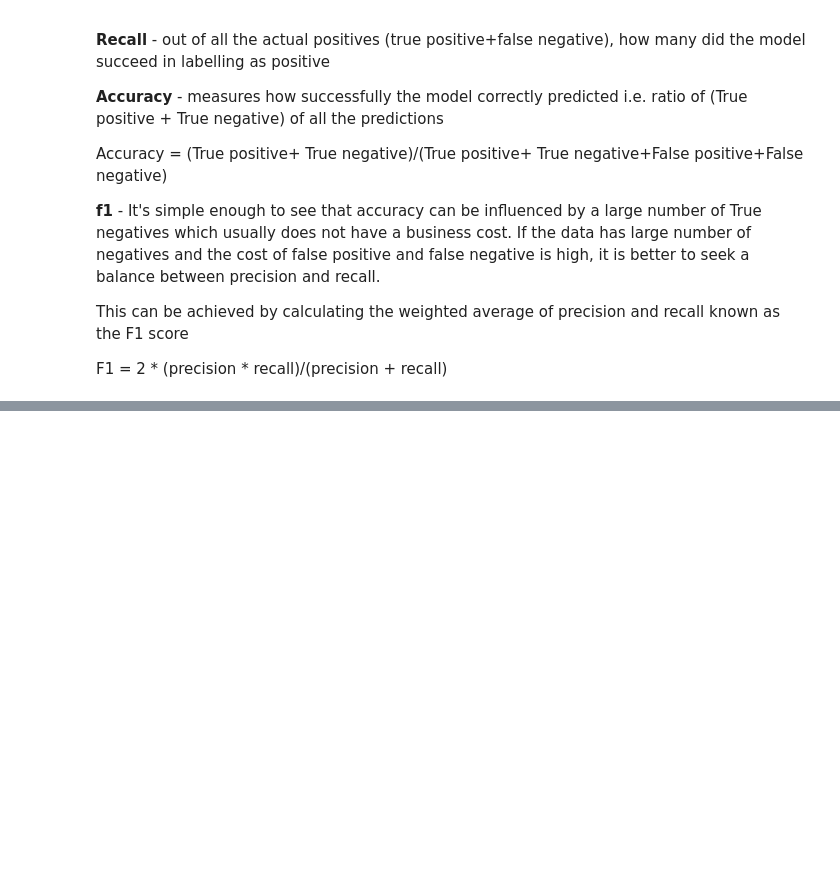
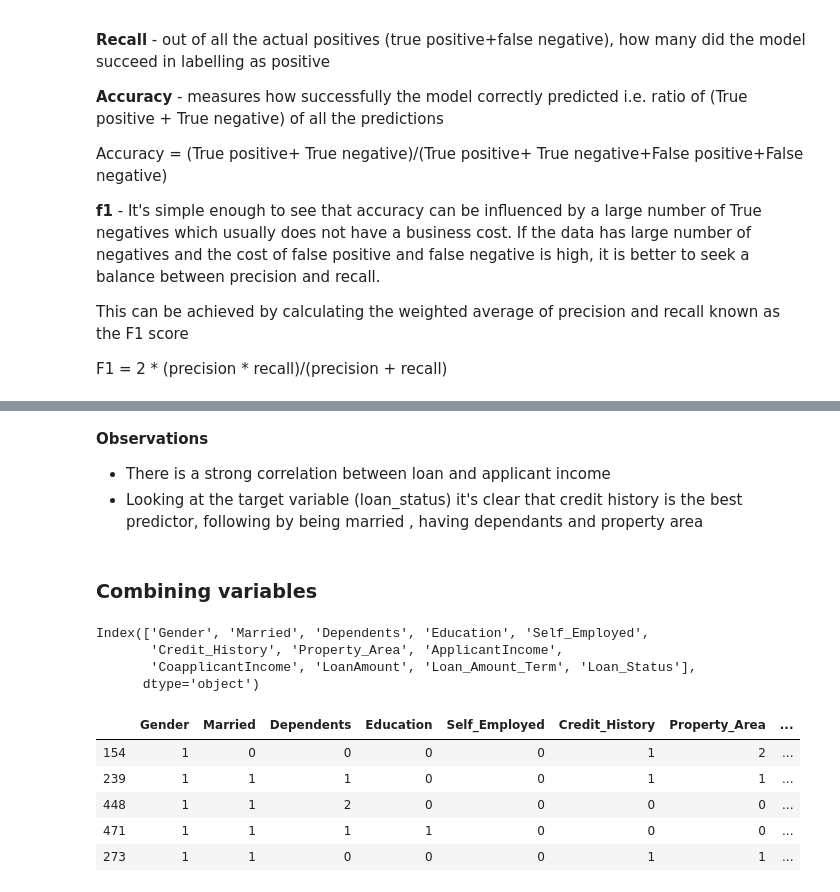
Before and after one commit to iasad1/loan-prediction-classification-problem, a Jupyter notebook: loan-prediction-classification.ipynb, the cells around one changed output, grey strips where cells are left out. Cells and saved outputs as stored; diff of their text form; code cells hidden in the pictures; blank space fills up the shorter version.

```diff
--- a/loan-prediction-classification.ipynb
+++ b/loan-prediction-classification.ipynb
@@ -480,0 +626,14 @@ def loss(y_true, y_pred, retu=False):
+# %% [markdown]
+**Observations**
+
+ - There is a strong correlation between loan and applicant income
+ - Looking at the target variable (loan_status) it's clear that credit history is the best predictor, following by being married , having dependants and property area
+# %% [markdown]
+### Combining variables
+# %%
+data_corr.columns
+# %% [output]
+Index(['Gender', 'Married', 'Dependents', 'Education', 'Self_Employed',
+       'Credit_History', 'Property_Area', 'ApplicantIncome',
+       'CoapplicantIncome', 'LoanAmount', 'Loan_Amount_Term', 'Loan_Status'],
+      dtype='object')
@@ -480,0 +643,9 @@ def loss(y_true, y_pred, retu=False):
+# %%
+X_train.head()
+# %% [output]
+|  | Gender | Married | Dependents | Education | Self_Employed | Credit_History | Property_Area | ... |
+| 154 | 1 | 0 | 0 | 0 | 0 | 1 | 2 | ... |
+| 239 | 1 | 1 | 1 | 0 | 0 | 1 | 1 | ... |
+| 448 | 1 | 1 | 2 | 0 | 0 | 0 | 0 | ... |
+| 471 | 1 | 1 | 1 | 1 | 0 | 0 | 0 | ... |
+| 273 | 1 | 1 | 0 | 0 | 0 | 1 | 1 | ... |
```
Also changed, not shown: parts of 27 cells of this notebook.
